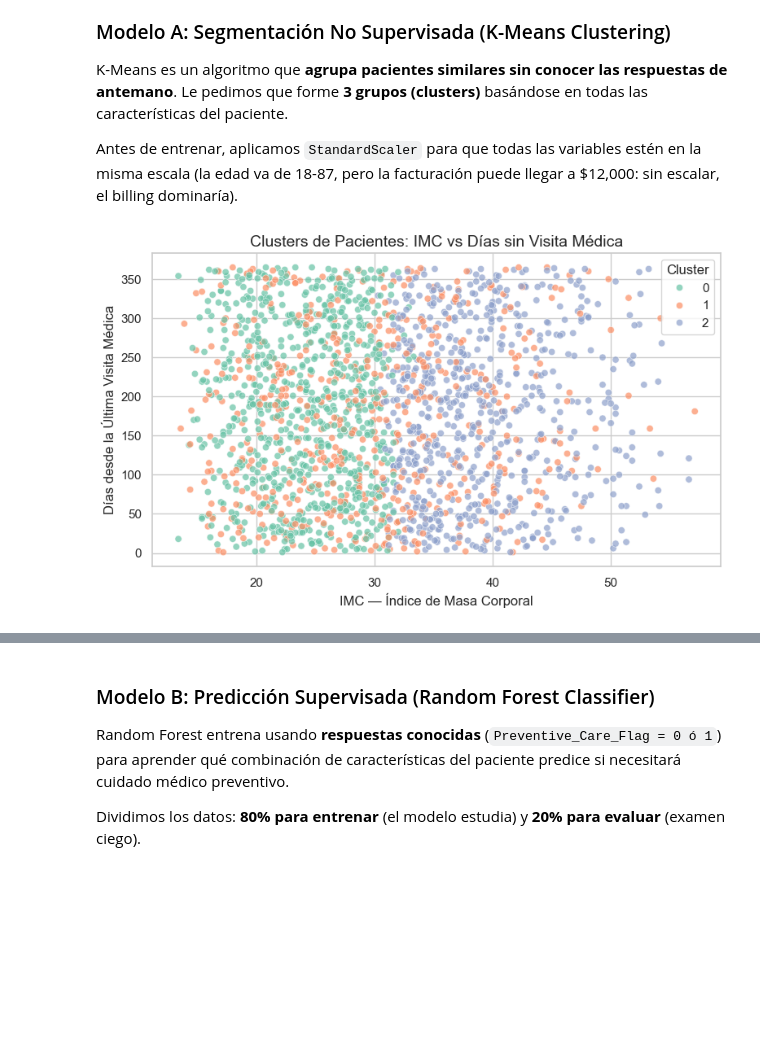
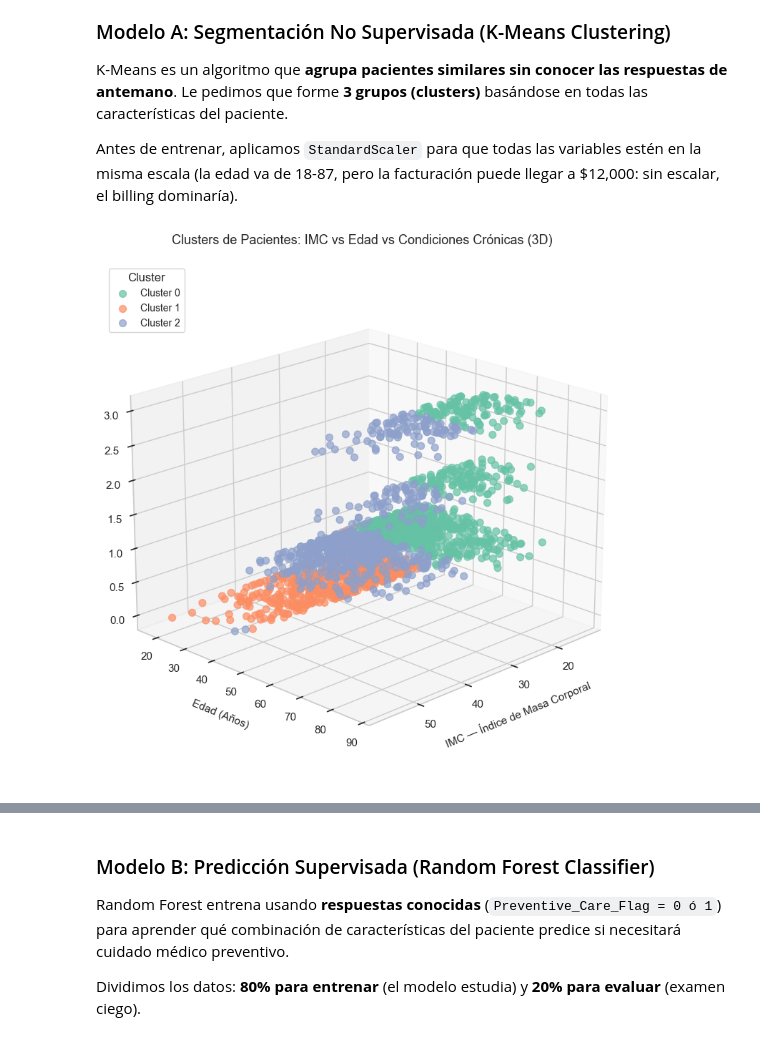
Before and after one commit to valentinarias-dtsc/taller_bigdata_2, a Jupyter notebook: Trabajo_BigData2.ipynb, the cells around one changed output, grey strips where cells are left out. Cells and saved outputs as stored; diff of their text form; code cells hidden in the pictures; blank space fills up the shorter version.

```diff
--- a/Trabajo_BigData2.ipynb
+++ b/Trabajo_BigData2.ipynb
@@ -137,10 +159,13 @@ la edad será una variable muy influyente.
 Usamos un **gráfico de dispersión** para ver si existe relación entre la edad y el costo médico anual.
 Cada punto es un paciente. El color diferencia hombres y mujeres.
 # %%
+# Crear categorías de edad
+df['Age_Category'] = pd.cut(df['Age'], bins=[20, 40, 60, float('inf')], labels=['20-40', '40-60', '60+'], right=False)
+
 plt.figure(figsize=(9, 5))
-sns.scatterplot(x='Age', y='Avg_Billing_Amount', data=df, hue='Gender', alpha=0.6, palette='deep')
-plt.title('Edad vs Costo Facturado (separado por Género)', fontsize=14)
-plt.xlabel('Edad (Años)')
+sns.violinplot(x='Age_Category', y='Avg_Billing_Amount', data=df, palette='Set2')
+plt.title('Costo Facturado por Categoría de Edad', fontsize=14)
+plt.xlabel('Categoría de Edad (Años)')
 plt.ylabel('Costo Promedio Anual ($)')
 plt.show()
 # %% [output]
@@ -206,26 +236,58 @@ Antes de entrenar, aplicamos `StandardScaler` para que todas las variables esté
 # %%
 # Preparamos los datos para clustering (sin la variable objetivo)
 X_unsup = df_limpio.drop('Preventive_Care_Flag', axis=1)
 
 # Estandarizamos: todas las variables quedan en escala similar
 scaler = StandardScaler()
 X_scaled = scaler.fit_transform(X_unsup)
 
 # Entrenamos K-Means solicitando 3 grupos
 kmeans = KMeans(n_clusters=3, random_state=101, n_init=10)
 df['Cluster'] = kmeans.fit_predict(X_scaled)
 
-# Graficamos los clusters usando IMC y días sin visita como ejes
-plt.figure(figsize=(9, 5))
-sns.scatterplot(x='BMI', y='Days_Since_Last_Visit', hue='Cluster',
-                data=df, palette='Set2', alpha=0.7)
-plt.title('Clusters de Pacientes: IMC vs Días sin Visita Médica', fontsize=14)
-plt.xlabel('IMC — Índice de Masa Corporal')
-plt.ylabel('Días desde la Última Visita Médica')
-plt.legend(title='Cluster')
-plt.show()
+# Gráfico 3D interactivo: IMC vs Edad vs Condiciones Crónicas
+import plotly.graph_objects as go
+
+# Colores para cada cluster
+colors_map = {0: '#66c2a5', 1: '#fc8d62', 2: '#8da0cb'}
+cluster_names = {0: 'Cluster 0', 1: 'Cluster 1', 2: 'Cluster 2'}
+
+fig = go.Figure()
+
+for cluster in [0, 1, 2]:
+    cluster_data = df[df['Cluster'] == cluster]
+    fig.add_trace(go.Scatter3d(
+        x=cluster_data['BMI'],
+        y=cluster_data['Age'],
+        z=cluster_data['Num_Chronic_Conditions'],
+        mode='markers',
+        name=cluster_names[cluster],
+        marker=dict(
+            size=5,
+            color=colors_map[cluster],
+            opacity=0.7,
+            line=dict(width=0)
+        )
+    ))
+
+fig.update_layout(
+    title='Clusters de Pacientes: IMC vs Edad vs Condiciones Crónicas (3D Interactivo)',
+    scene=dict(
+        xaxis_title='IMC — Índice de Masa Corporal',
+        yaxis_title='Edad (Años)',
+        zaxis_title='Número de Condiciones Crónicas',
+        camera=dict(
+            eye=dict(x=1.5, y=1.5, z=1.3)
+        )
+    ),
+    width=1000,
+    height=700,
+    hovermode='closest'
+)
+
+fig.show()
 # %% [output]
-[figure, old version]
+[figure, new version]
 # %% [markdown]
 #### ¿Qué se ve en este gráfico?
 
```
Also changed, not shown: parts of 8 cells of this notebook.
